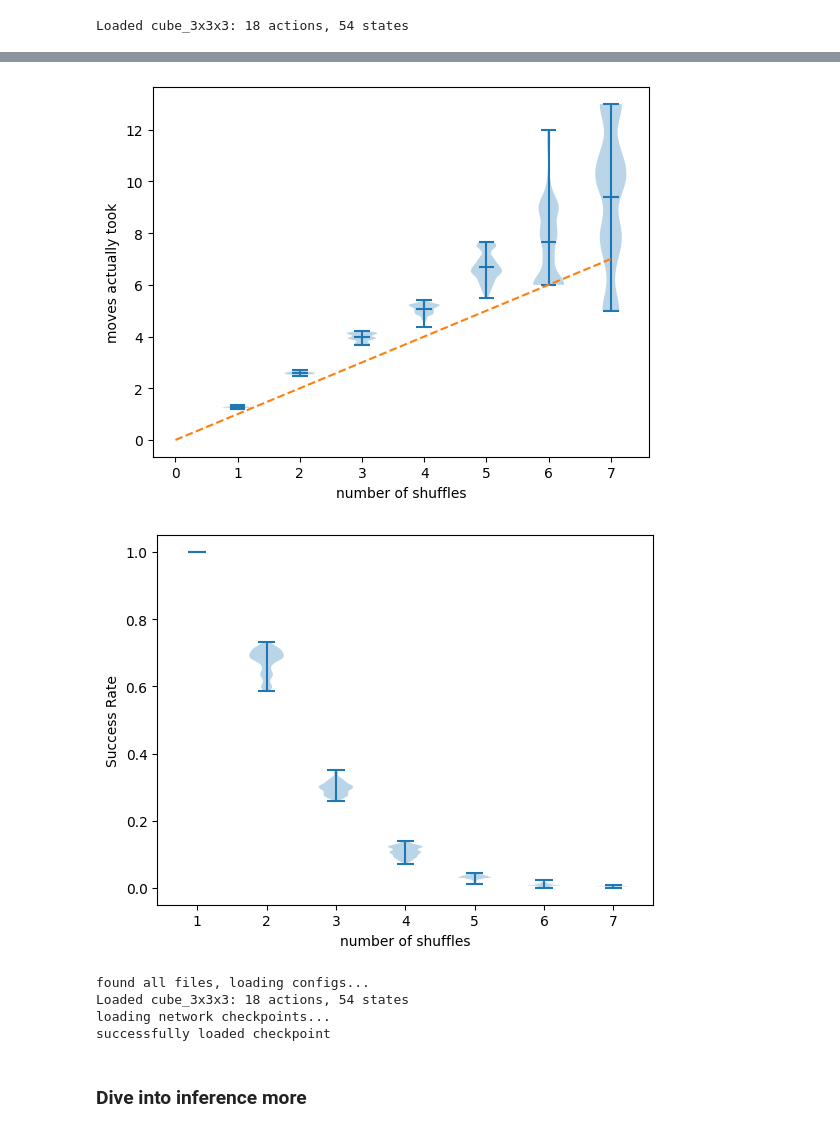
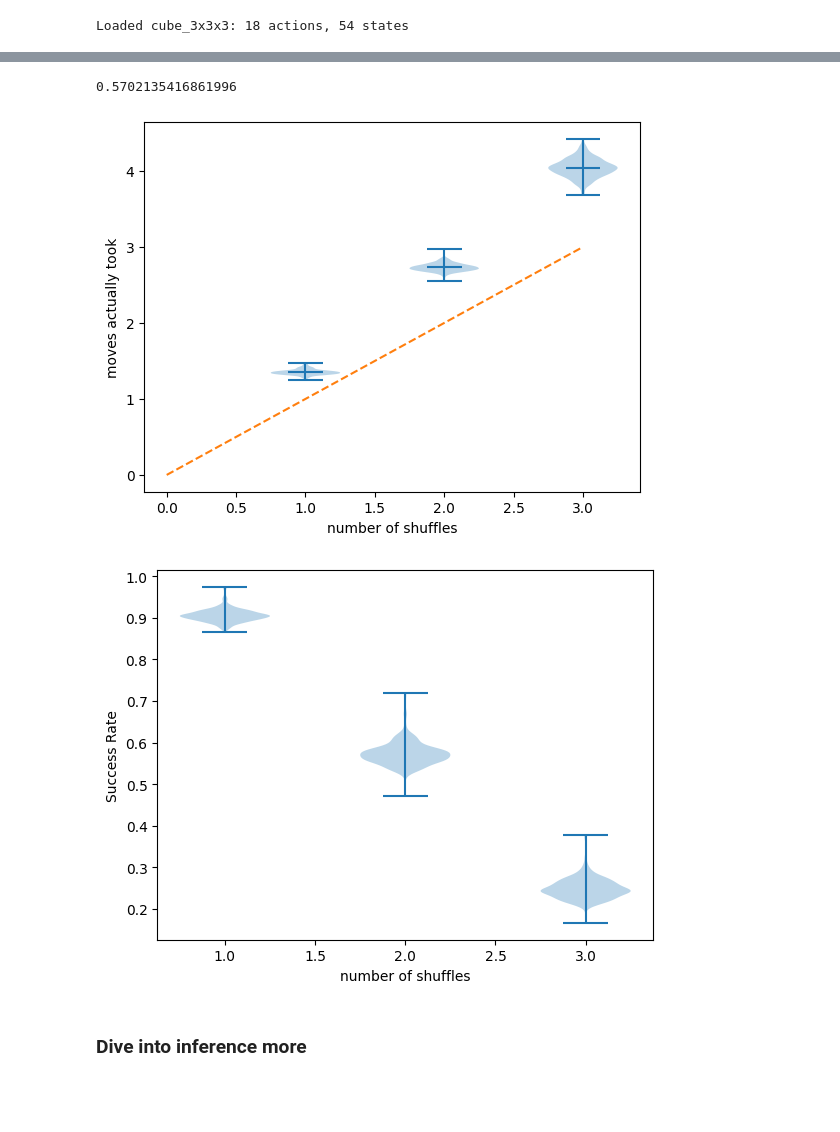
Before and after one commit to LeonY117/polytope-permutation, a Jupyter notebook: agent.ipynb, the cells around one changed output, grey strips where cells are left out. Cells and saved outputs as stored; diff of their text form; code cells hidden in the pictures; blank space fills up the shorter version.

```diff
--- a/agent.ipynb
+++ b/agent.ipynb
@@ -28,18 +28,18 @@ device = "cpu"
 For DQN we'll use a simple FFN similar to dist_predictor
 # %%
 env_config = {
-    "exp_name": "C3_NStep",
+    "exp_name": "C3_m=3_oneStep_noDouble",
     "puzzle_name": "cube_3x3x3",
-    "num_envs": 256,
+    "num_envs": 512,
     "max_steps": 20,
     "reset_config": {
         "sampler": "uniform",
-        "shuffle_range": [1, 8],
+        "shuffle_range": [1, 4],
         "extra_generation": 4,
     },
     "reward_config": {
         "success": 10,
-        "time": -0.1,
+        "time": -0.01,
     },
     "state_repr": "color",
 }
@@ -47,21 +47,24 @@ env_config = {
 env = PuzzleEnv(env_config)
 
 agent_config = {
-    "alg": "n-step-Q",
+    "alg": "DQN",
+    "double": False,
     "inp": env.state_size,
     "oup": env.num_actions,
     "batch_size": env.num_envs,
     "gamma": 0.99,
-    "n": 8,
+    "n": 3,
     "epsilon_schedule": "exp",
     "epsilon_start": 0.5,
     "epsilon_end": 0.05,
-    "epsilon_decay": 50000,  # 50000
+    "epsilon_decay": 2000,  # 50000
     "tau": 0.1,  # 0.005
     "lr": 1e-4,
     "weight_decay": 1e-5,
     "optimizer": "adam",
     "network_units": [128, 256, 256, 128],
+    "activation": "relu",
+    "noisy_net": False,
 }
 # %% [output]
 Loaded cube_3x3x3: 18 actions, 54 states
@@ -210,7 +241,17 @@ class NStepAgent(Agent):
         t_tpn = self.t.gather(1, tpn_idx).squeeze(1)
         with torch.no_grad():
             # a_tpn = self.a.gather(1, self.episode_end_idx[:, 0].unsqueeze(-1)).squeeze()
-            max_Q_s_tpn = self.target_network(s_tpn).max(axis=-1).values.unsqueeze(-1)
+            if self.use_double:
+                greedy_a = self.policy_network(s_tpn).argmax(axis=-1)
+                max_Q_s_tpn = (
+                    self.target_network(s_tpn)
+                    .gather(1, greedy_a.unsqueeze(-1))
+                    .squeeze()
+                )
+            else:
+                max_Q_s_tpn = (
+                    self.target_network(s_tpn).max(axis=-1).values.unsqueeze(-1)
+                )
 
         # mask out terminal states
         max_Q_s_tpn = torch.where(
@@ -258,11 +299,12 @@ ac = agent_config.copy()
 # ac["n"] = 4
 # ac["epsilon_start"] = 0.5
 env = PuzzleEnv(ec)
-# agent = NStepAgent(ac)
-agent = OneStepAgent(ac)
+agent = NStepAgent(ac)
+# agent = OneStepAgent(ac)
 
 
-train(env, agent, history, episodes=1000, episode_length=ec["max_steps"], dry_run=25)
+train(env, agent, history, episodes=500, episode_length=ec["max_steps"], dry_run=25)
+# train(env, agent, history, episodes=1, episode_length=1, dry_run=25)
 print(sum(history["avg_success"][-100:]) / len(history["avg_success"][-100:]))
 # print(history["avg_success"][-1])
 # %% [output]
@@ -316,17 +341,14 @@ WARNING: folder C3_NStep already exists with 0 items
 # %%
-eval_stats = result_manager.evaluate(steps=2500)
+eval_stats = result_manager.evaluate(steps=1000)
+
+sum(eval_stats["avg_success"][500:]) / 500
+# %% [output]
+0.5702135416861996
 # %%
-plot_success_length(eval_stats["success_length_per_n"], save_to_folder=None)
+plot_success_length(eval_stats["success_length_per_n"], save_to_folder=result_manager.directory)
 # %% [output]
-[figure, old version]
+[figure, new version]
 # %%
-plot_success_rate(eval_stats["success_per_n"], save_to_folder=None)
+plot_success_rate(eval_stats["success_per_n"], save_to_folder=result_manager.directory)
 # %% [output]
-[figure, old version]
+[figure, new version]
-# %%
-env, agent, history = load_experiment("results/C3_test")
-# %% [output]
-found all files, loading configs...
-Loaded cube_3x3x3: 18 actions, 54 states
-loading network checkpoints...
-successfully loaded checkpoint
```
Also changed, not shown: parts of 11 cells of this notebook, 1 other file.
